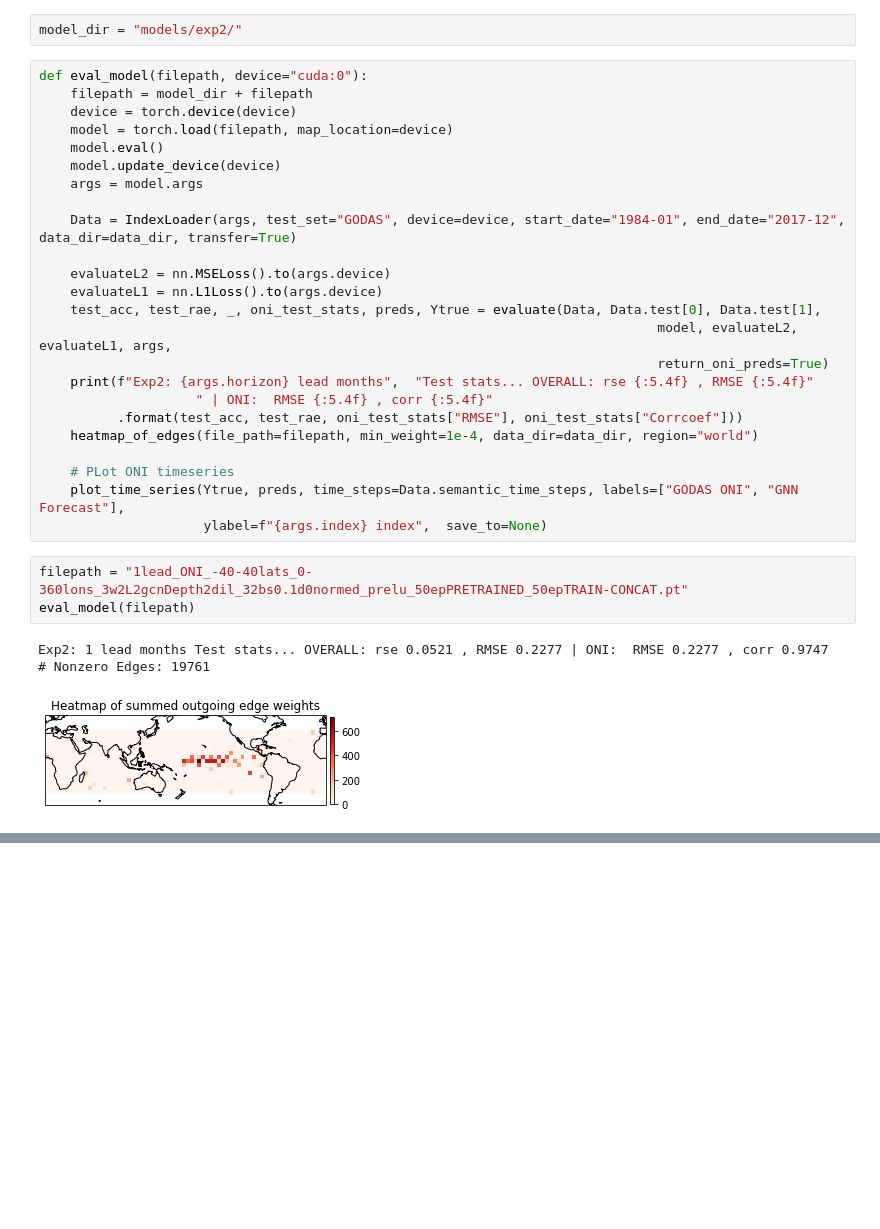
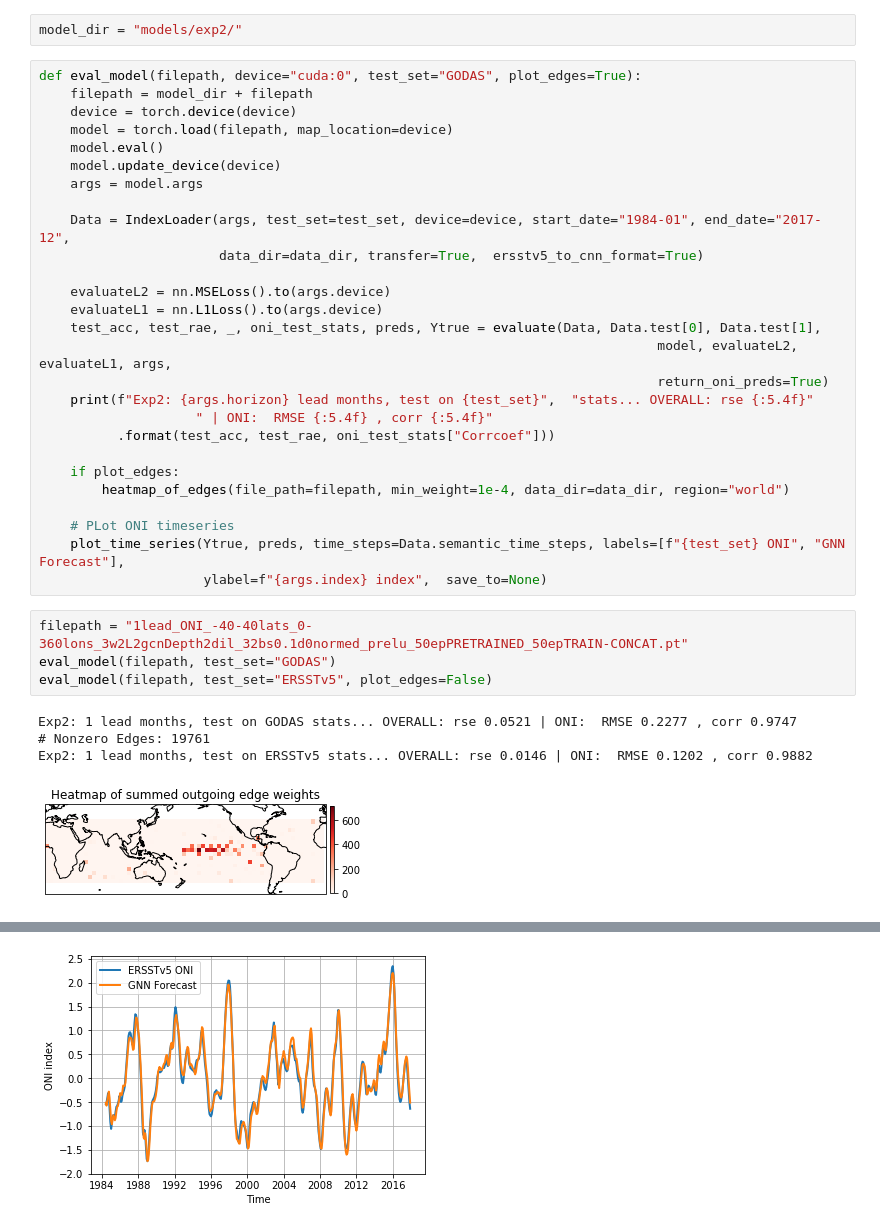
Before and after one commit to salvaRC/ProjectX_ENSO_GNN, a Jupyter notebook: experiment2.ipynb, the cells around one changed output, grey strips where cells are left out. Cells and saved outputs as stored; diff of their text form; blank space fills up the shorter version.

Commit message:
add ersstv5 test set performance for gnn2

```diff
--- a/experiment2.ipynb
+++ b/experiment2.ipynb
@@ -11,7 +11,7 @@ warnings.filterwarnings("ignore")  # or use: "once"
 # %%
 model_dir = "models/exp2/"
 # %%
-def eval_model(filepath, device="cuda:0"):
+def eval_model(filepath, device="cuda:0", test_set="GODAS", plot_edges=True):
     filepath = model_dir + filepath
     device = torch.device(device)
     model = torch.load(filepath, map_location=device)
@@ -19,28 +19,34 @@ def eval_model(filepath, device="cuda:0"):
     model.update_device(device)
     args = model.args
 
-    Data = IndexLoader(args, test_set="GODAS", device=device, start_date="1984-01", end_date="2017-12", data_dir=data_dir, transfer=True)
+    Data = IndexLoader(args, test_set=test_set, device=device, start_date="1984-01", end_date="2017-12",
+                       data_dir=data_dir, transfer=True,  ersstv5_to_cnn_format=True)
 
     evaluateL2 = nn.MSELoss().to(args.device)
     evaluateL1 = nn.L1Loss().to(args.device)
     test_acc, test_rae, _, oni_test_stats, preds, Ytrue = evaluate(Data, Data.test[0], Data.test[1],
                                                                                model, evaluateL2, evaluateL1, args,
                                                                                return_oni_preds=True)
-    print(f"Exp2: {args.horizon} lead months",  "Test stats... OVERALL: rse {:5.4f} , RMSE {:5.4f}"
+    print(f"Exp2: {args.horizon} lead months, test on {test_set}",  "stats... OVERALL: rse {:5.4f}"
                     " | ONI:  RMSE {:5.4f} , corr {:5.4f}"
-          .format(test_acc, test_rae, oni_test_stats["RMSE"], oni_test_stats["Corrcoef"]))
-    heatmap_of_edges(file_path=filepath, min_weight=1e-4, data_dir=data_dir, region="world")
+          .format(test_acc, test_rae, oni_test_stats["Corrcoef"]))
+
+    if plot_edges:
+        heatmap_of_edges(file_path=filepath, min_weight=1e-4, data_dir=data_dir, region="world")
 
     # PLot ONI timeseries
-    plot_time_series(Ytrue, preds, time_steps=Data.semantic_time_steps, labels=["GODAS ONI", "GNN Forecast"],
+    plot_time_series(Ytrue, preds, time_steps=Data.semantic_time_steps, labels=[f"{test_set} ONI", "GNN Forecast"],
                      ylabel=f"{args.index} index",  save_to=None)
 # %%
 filepath = "1lead_ONI_-40-40lats_0-360lons_3w2L2gcnDepth2dil_32bs0.1d0normed_prelu_50epPRETRAINED_50epTRAIN-CONCAT.pt"
-eval_model(filepath)
+eval_model(filepath, test_set="GODAS")
+eval_model(filepath, test_set="ERSSTv5", plot_edges=False)
 # %% [output]
-Exp2: 1 lead months Test stats... OVERALL: rse 0.0521 , RMSE 0.2277 | ONI:  RMSE 0.2277 , corr 0.9747
+Exp2: 1 lead months, test on GODAS stats... OVERALL: rse 0.0521 | ONI:  RMSE 0.2277 , corr 0.9747
 # Nonzero Edges: 19761
+Exp2: 1 lead months, test on ERSSTv5 stats... OVERALL: rse 0.0146 | ONI:  RMSE 0.1202 , corr 0.9882
 [figure]
 [figure]
+[figure, added]
 # %%
 filepath = "3lead_ONI_-40-40lats_0-360lons_3w2L2gcnDepth2dil_32bs0.1d0normed_prelu_75epPRETRAINED_50epTRAIN-CONCAT.pt"
```
Also changed, not shown: parts of 3 cells of this notebook, 1 other file.
